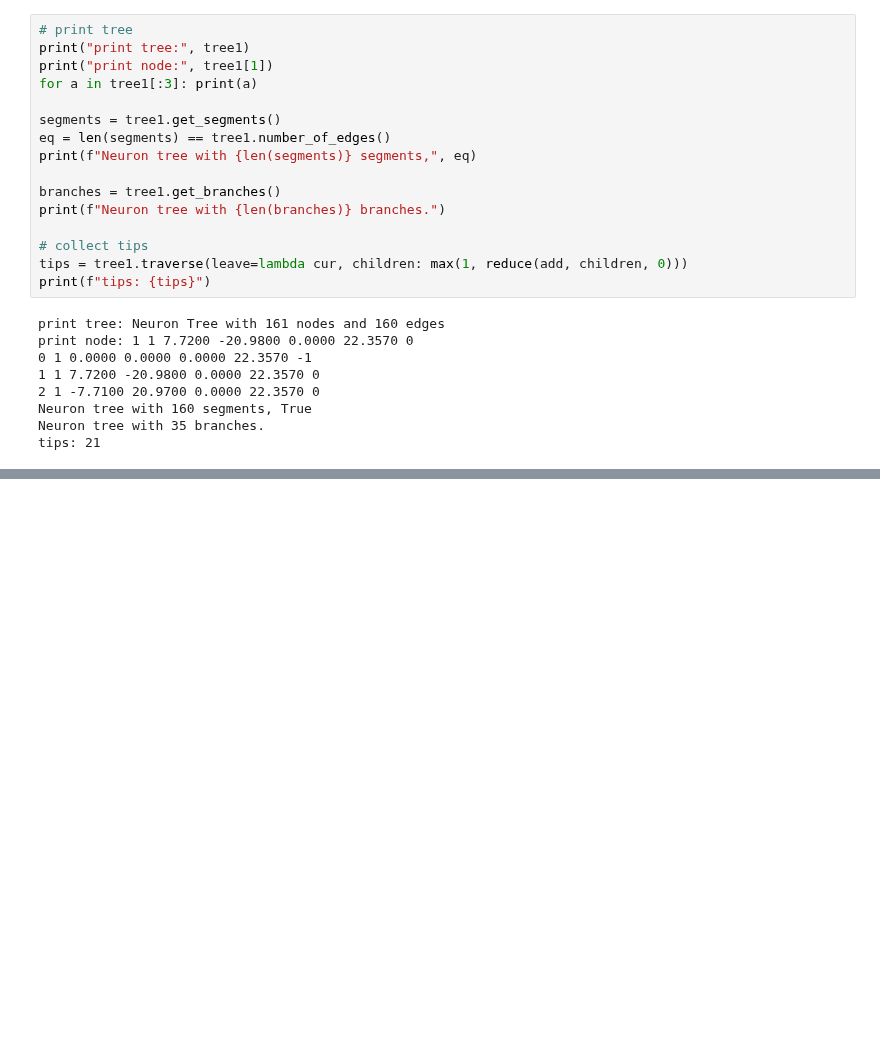
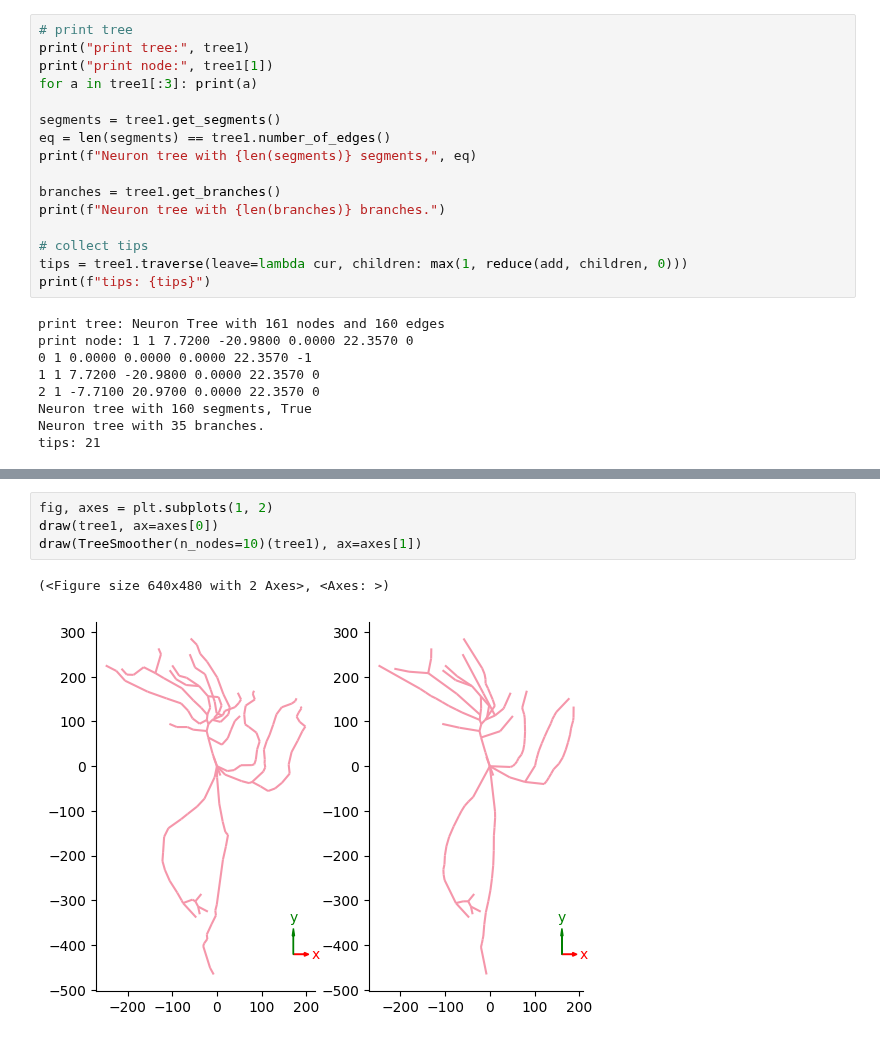
Before and after one commit to yzx9/swcgeom, a Jupyter notebook: examples/Tree.ipynb, the cells around one changed output, grey strips where cells are left out. Drawn from its saved outputs; the diff is of its cells as text; blank space fills up the shorter version.

```diff
--- a/examples/Tree.ipynb
+++ b/examples/Tree.ipynb
@@ -72,3 +72,10 @@ for i, project in enumerate(["xy", "yz", "zx", "yx", "zy", "xz"]):
+# %%
+fig, axes = plt.subplots(1, 2)
+draw(tree1, ax=axes[0])
+draw(TreeSmoother(n_nodes=10)(tree1), ax=axes[1])
+# %% [output]
+(<Figure size 640x480 with 2 Axes>, <Axes: >)
+[figure, added]
 # %%
 paths = tree1.get_paths()
 fig, axes = plt.subplots(math.ceil(len(paths) / 5), 5, sharex=True, sharey=True)
```
Also changed, not shown: parts of 5 cells of this notebook, 2 other files.
